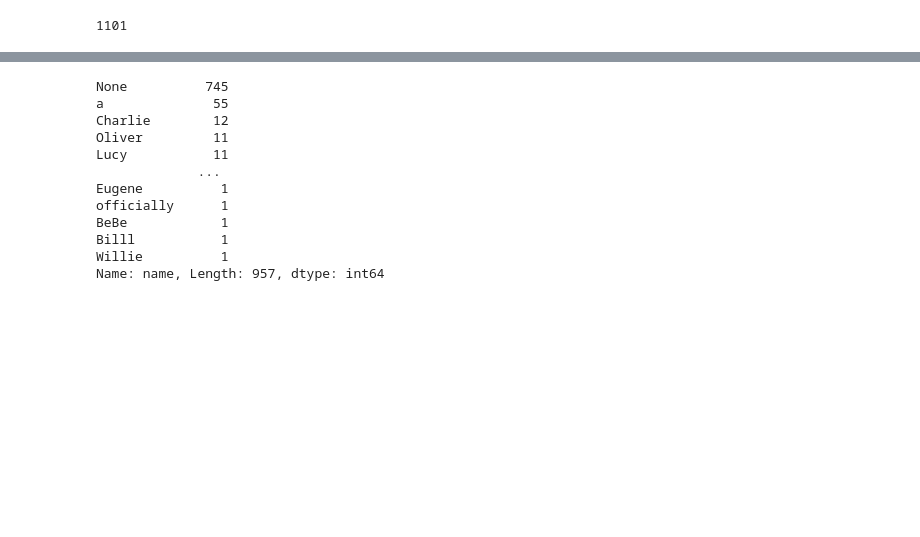
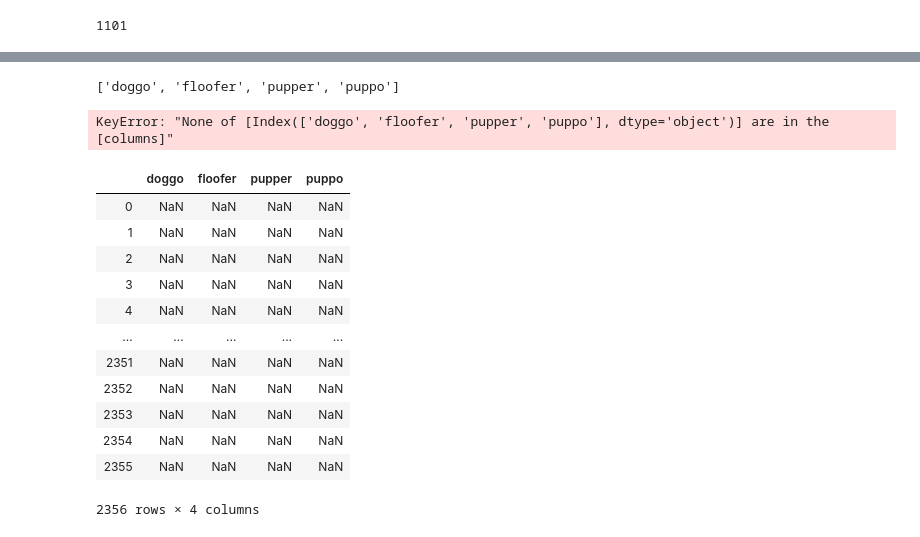
Before and after one commit to cllocc/DAND-Wrangle-Analyze-Twitter, a Jupyter notebook: we-rate-dogs.ipynb, the cells around one changed output, grey strips where cells are left out. Saved outputs shown, nothing was run; the diff lists cells and outputs as text; code cells hidden in the pictures; blank space fills up the shorter version.

Commit message:
Analyzing the data, cleaning, testing

```diff
--- a/we-rate-dogs.ipynb
+++ b/we-rate-dogs.ipynb
@@ -432,15 +452,5 @@ archive.text[2232]
-# %%
-archive.name.value_counts()
-# %% [output]
-None          745
-a              55
-Charlie        12
-Oliver         11
-Lucy           11
-             ...
-Eugene          1
-officially      1
-BeBe            1
-Billl           1
-Willie          1
-Name: name, Length: 957, dtype: int64
+# %%
+dog_types = list(final_merge.iloc[:,13:-14])
+dog_types
+# %% [output]
+['doggo', 'floofer', 'pupper', 'puppo']
@@ -446,0 +469,21 @@ Name: name, Length: 957, dtype: int64
+# %%
+# Check non-null data counts for columns
+final_merge[dog_types].info()
+# %% [output]
+KeyError: "None of [Index(['doggo', 'floofer', 'pupper', 'puppo'], dtype='object')] are in the [columns]"
+# %%
+final_merge2.iloc[:,13:-14]
+# %% [output]
+|  | doggo | floofer | pupper | puppo |
+| 0 | NaN | NaN | NaN | NaN |
+| 1 | NaN | NaN | NaN | NaN |
+| 2 | NaN | NaN | NaN | NaN |
+| 3 | NaN | NaN | NaN | NaN |
+| 4 | NaN | NaN | NaN | NaN |
+| ... | ... | ... | ... | ... |
+| 2351 | NaN | NaN | NaN | NaN |
+| 2352 | NaN | NaN | NaN | NaN |
+| 2353 | NaN | NaN | NaN | NaN |
+| 2354 | NaN | NaN | NaN | NaN |
+| 2355 | NaN | NaN | NaN | NaN |
+2356 rows × 4 columns
```
Also changed, not shown: parts of 34 cells of this notebook, 10 other files.
